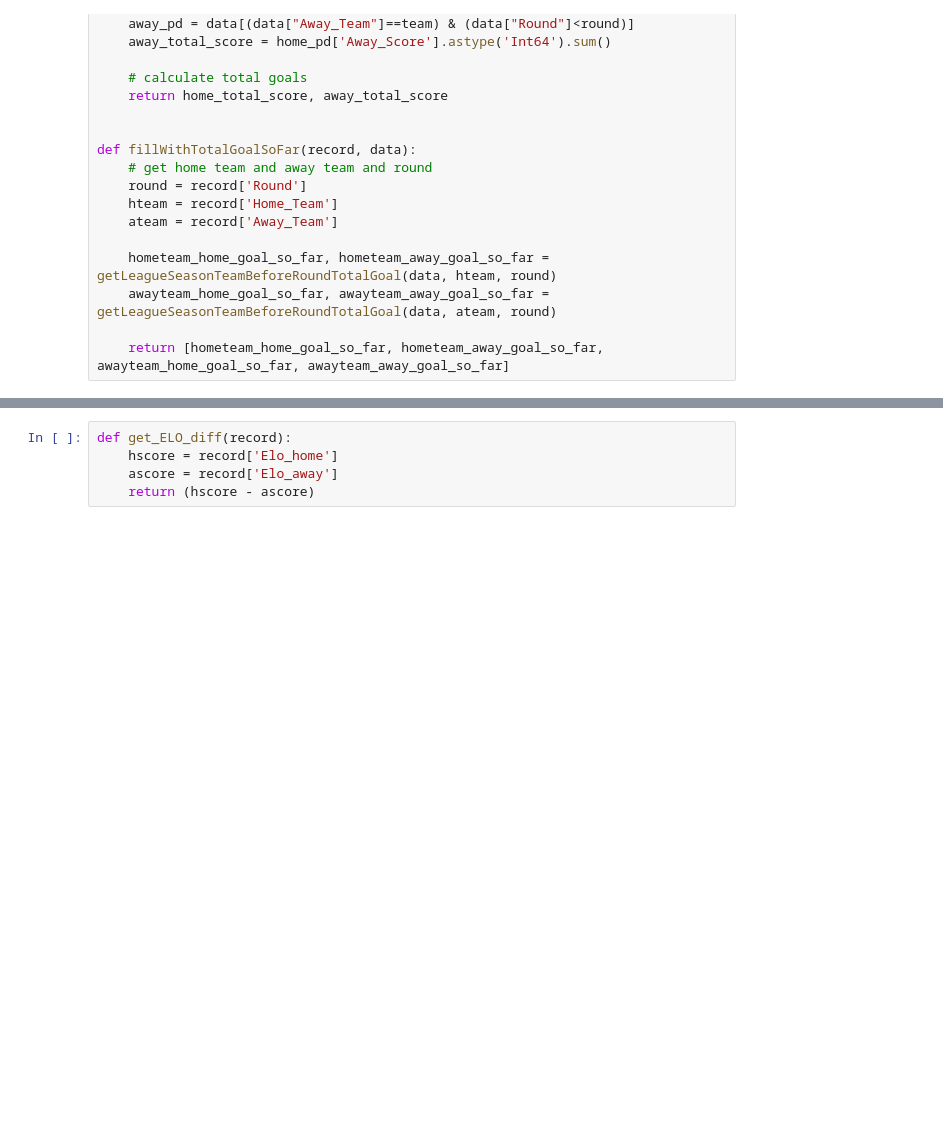
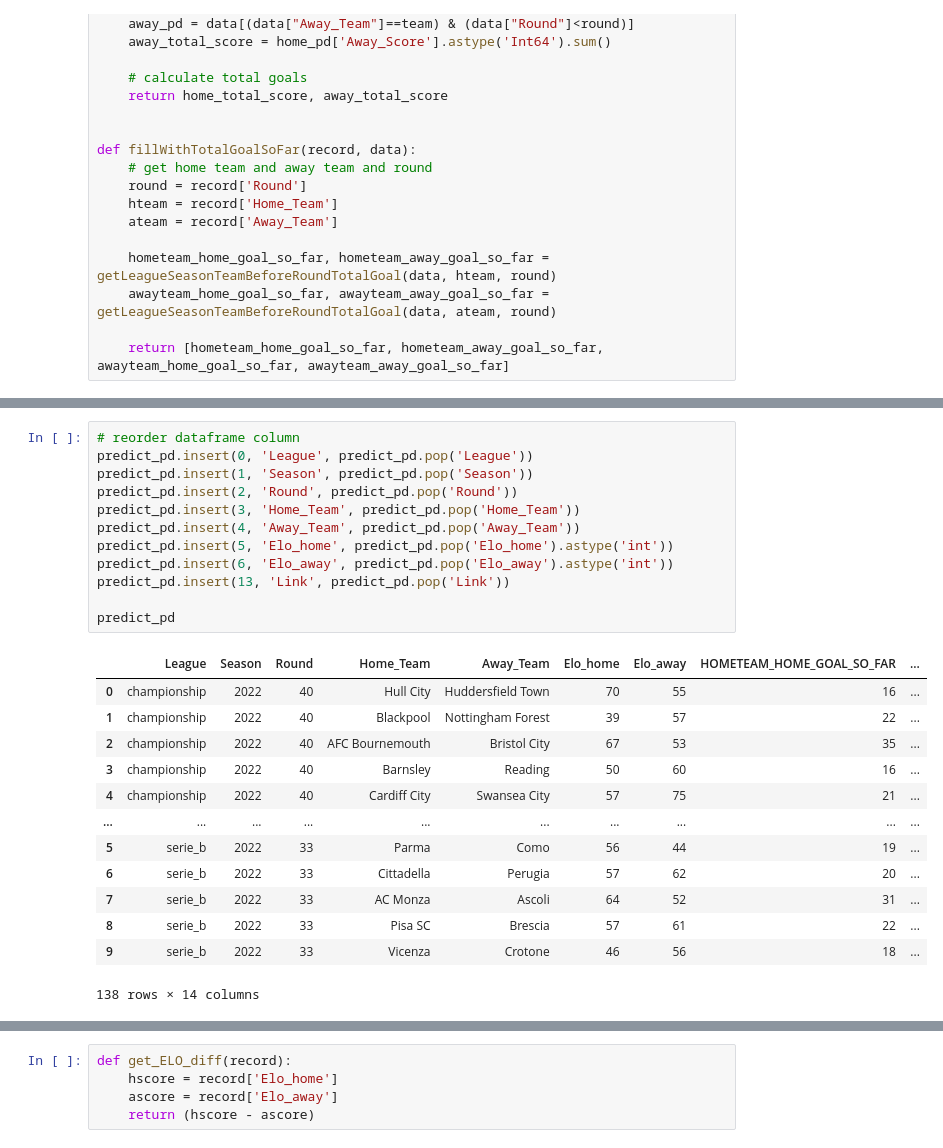
Before and after one commit to frankie-2nfro-com/football_match_outcome_prediction, a Jupyter notebook: predict_m6_t2.ipynb, the cells around one changed output, grey strips where cells are left out. Saved outputs shown, nothing was run; the diff lists cells and outputs as text; blank space fills up the shorter version.

```diff
--- a/predict_m6_t2.ipynb
+++ b/predict_m6_t2.ipynb
@@ -321 +193,27 @@ team_predict_pd
+# %%
+# reorder dataframe column
+predict_pd.insert(0, 'League', predict_pd.pop('League'))
+predict_pd.insert(1, 'Season', predict_pd.pop('Season'))
+predict_pd.insert(2, 'Round', predict_pd.pop('Round'))
+predict_pd.insert(3, 'Home_Team', predict_pd.pop('Home_Team'))
+predict_pd.insert(4, 'Away_Team', predict_pd.pop('Away_Team'))
+predict_pd.insert(5, 'Elo_home', predict_pd.pop('Elo_home').astype('int'))
+predict_pd.insert(6, 'Elo_away', predict_pd.pop('Elo_away').astype('int'))
+predict_pd.insert(13, 'Link', predict_pd.pop('Link'))
+
+predict_pd
+# %% [output]
+|  | League | Season | Round | Home_Team | Away_Team | Elo_home | Elo_away | HOMETEAM_HOME_GOAL_SO_FAR | ... |
+| 0 | championship | 2022 | 40 | Hull City | Huddersfield Town | 70 | 55 | 16 | ... |
+| 1 | championship | 2022 | 40 | Blackpool | Nottingham Forest | 39 | 57 | 22 | ... |
+| 2 | championship | 2022 | 40 | AFC Bournemouth | Bristol City | 67 | 53 | 35 | ... |
+| 3 | championship | 2022 | 40 | Barnsley | Reading | 50 | 60 | 16 | ... |
+| 4 | championship | 2022 | 40 | Cardiff City | Swansea City | 57 | 75 | 21 | ... |
+| ... | ... | ... | ... | ... | ... | ... | ... | ... | ... |
+| 5 | serie_b | 2022 | 33 | Parma | Como | 56 | 44 | 19 | ... |
+| 6 | serie_b | 2022 | 33 | Cittadella | Perugia | 57 | 62 | 20 | ... |
+| 7 | serie_b | 2022 | 33 | AC Monza | Ascoli | 64 | 52 | 31 | ... |
+| 8 | serie_b | 2022 | 33 | Pisa SC | Brescia | 57 | 61 | 22 | ... |
+| 9 | serie_b | 2022 | 33 | Vicenza | Crotone | 46 | 56 | 18 | ... |
+138 rows × 14 columns
 # %%
```
Also changed, not shown: parts of 20 cells of this notebook, 5 other files.
